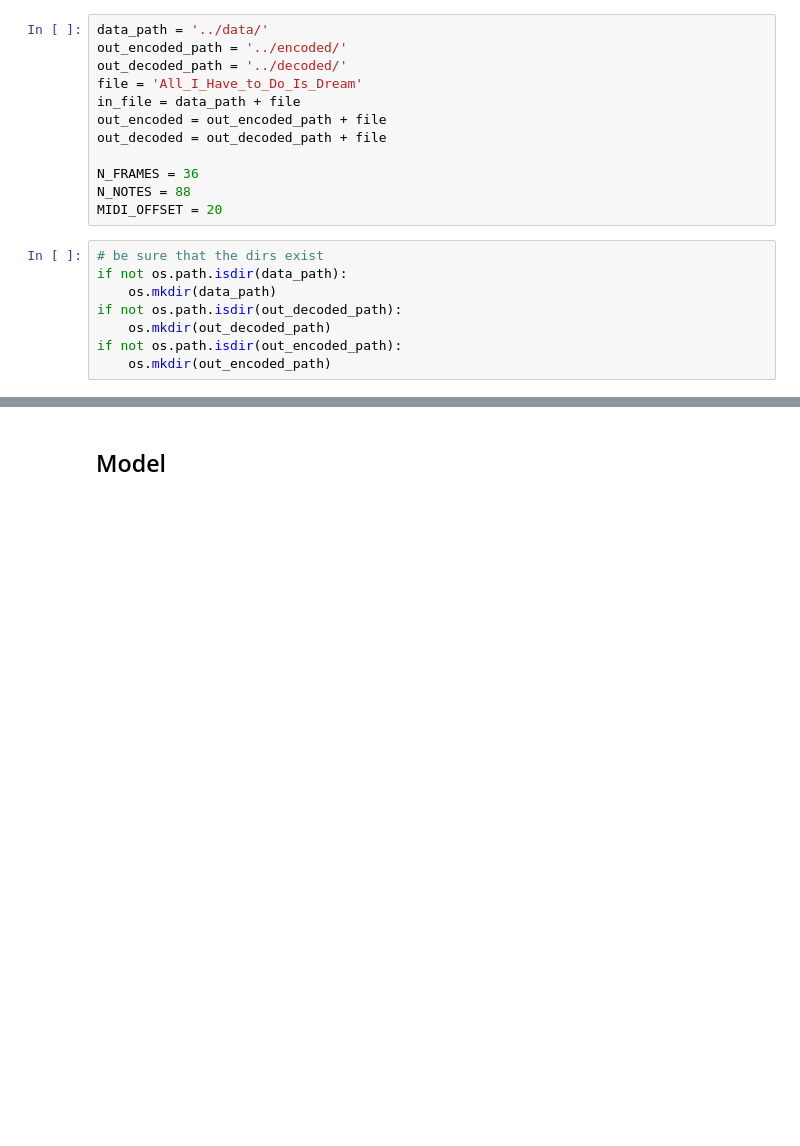
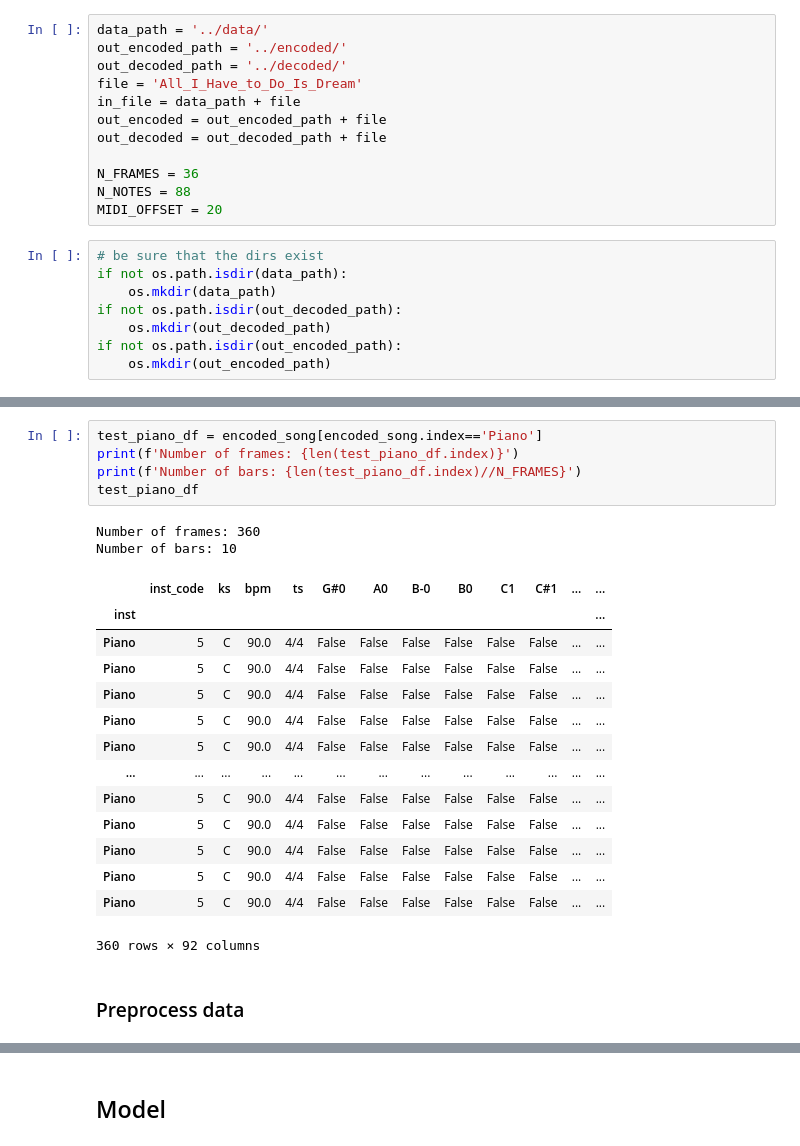
Before and after one commit to petcomputacaoufrgs/papagaio, a Jupyter notebook: src/MusicGeneratorLSTM.ipynb, the cells around one changed output, grey strips where cells are left out. Cells and saved outputs as stored; diff of their text form; blank space fills up the shorter version.

```diff
--- a/src/MusicGeneratorLSTM.ipynb
+++ b/src/MusicGeneratorLSTM.ipynb
@@ -125,0 +111,24 @@ tensor([[0., 0., 0.,  ..., 0., 0., 0.],
+# %%
+test_piano_df = encoded_song[encoded_song.index=='Piano']
+print(f'Number of frames: {len(test_piano_df.index)}')
+print(f'Number of bars: {len(test_piano_df.index)//N_FRAMES}')
+test_piano_df
+# %% [output]
+Number of frames: 360
+Number of bars: 10
+|  | inst_code | ks | bpm | ts | G#0 | A0 | B-0 | B0 | C1 | C#1 | ... | ... |
+| inst |  |  |  |  |  |  |  |  |  |  |  | ... |
+| Piano | 5 | C | 90.0 | 4/4 | False | False | False | False | False | False | ... | ... |
+| Piano | 5 | C | 90.0 | 4/4 | False | False | False | False | False | False | ... | ... |
+| Piano | 5 | C | 90.0 | 4/4 | False | False | False | False | False | False | ... | ... |
+| Piano | 5 | C | 90.0 | 4/4 | False | False | False | False | False | False | ... | ... |
+| Piano | 5 | C | 90.0 | 4/4 | False | False | False | False | False | False | ... | ... |
+| ... | ... | ... | ... | ... | ... | ... | ... | ... | ... | ... | ... | ... |
+| Piano | 5 | C | 90.0 | 4/4 | False | False | False | False | False | False | ... | ... |
+| Piano | 5 | C | 90.0 | 4/4 | False | False | False | False | False | False | ... | ... |
+| Piano | 5 | C | 90.0 | 4/4 | False | False | False | False | False | False | ... | ... |
+| Piano | 5 | C | 90.0 | 4/4 | False | False | False | False | False | False | ... | ... |
+| Piano | 5 | C | 90.0 | 4/4 | False | False | False | False | False | False | ... | ... |
+360 rows × 92 columns
+# %% [markdown]
+### Preprocess data
```
Also changed, not shown: parts of 28 cells of this notebook.
